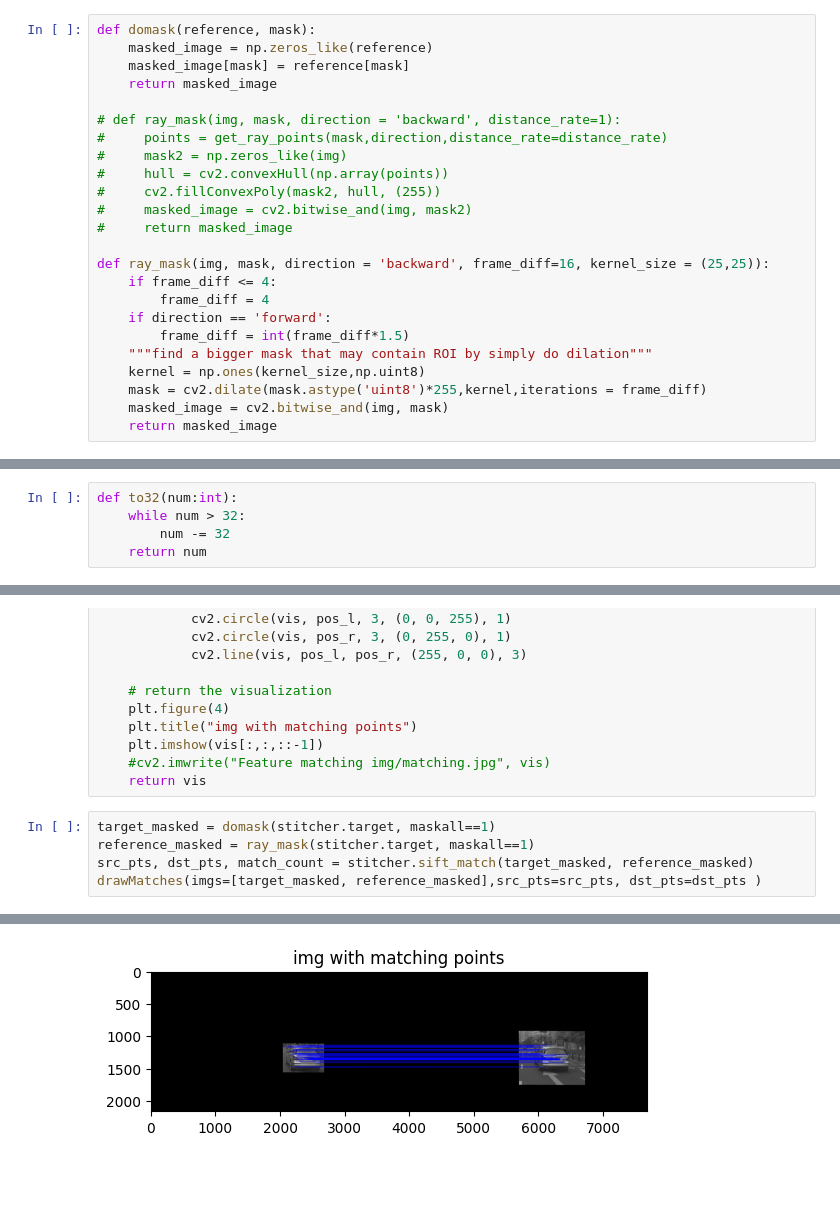
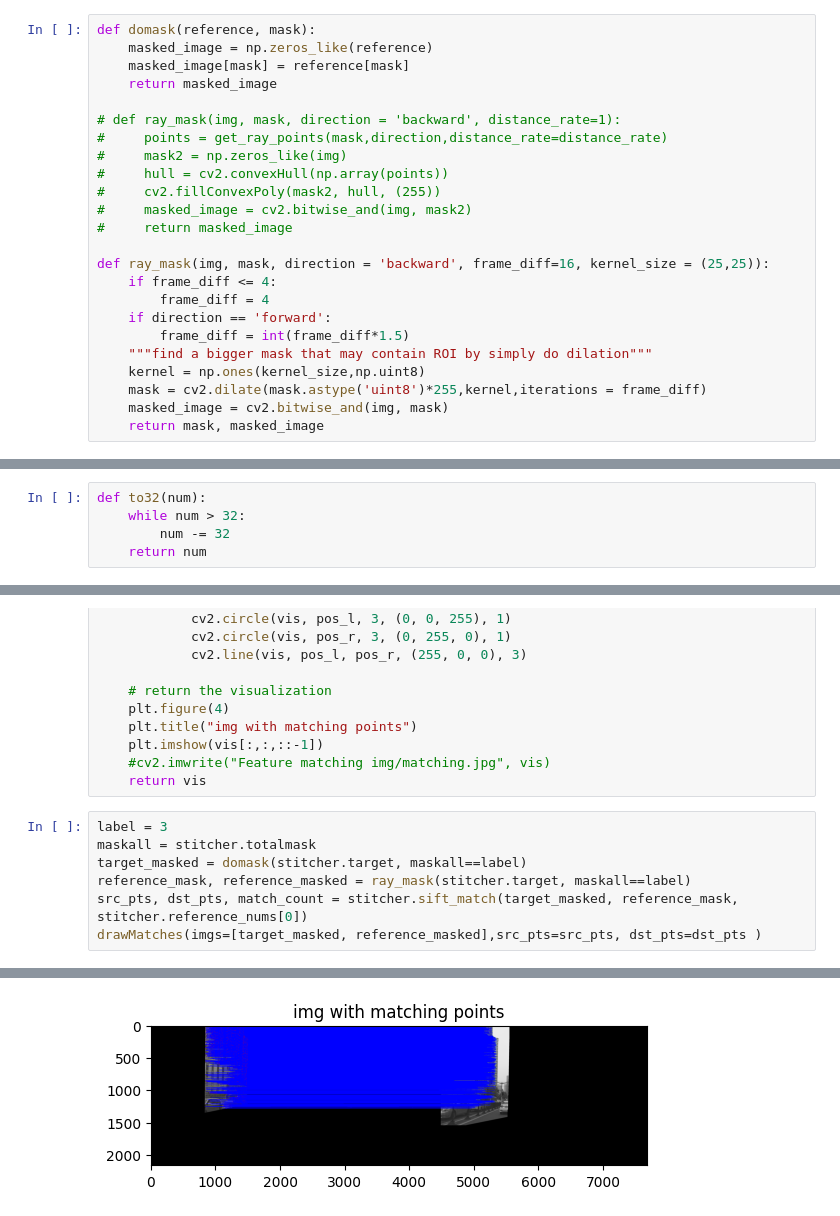
Before and after one commit to maggie1999424/CV, a Jupyter notebook: warping.ipynb, the cells around one changed output, grey strips where cells are left out. Drawn from its saved outputs; the diff is of its cells as text; blank space fills up the shorter version.

```diff
--- a/warping.ipynb
+++ b/warping.ipynb
@@ -261,7 +78,7 @@ def ray_mask(img, mask, direction = 'backward', frame_diff=16, kernel_size = (25
     kernel = np.ones(kernel_size,np.uint8)
     mask = cv2.dilate(mask.astype('uint8')*255,kernel,iterations = frame_diff)
     masked_image = cv2.bitwise_and(img, mask)
-    return masked_image
+    return mask, masked_image
 # %%
 def to_000(number):
     return f"000{str(number)}"[-3:]
@@ -464,7 +272,7 @@ class Stitcher:
             result.append(cv2.warpPerspective(f_dict['reference'], f_dict['H'], ( WIDTH, HEIGHT,), flags = cv2.WARP_INVERSE_MAP))
         return result
 # %%
-def to32(num:int):
+def to32(num):
     while num > 32:
         num -= 32
     return num
@@ -524,26 +336,28 @@ def drawMatches(imgs, src_pts, dst_pts):
     #cv2.imwrite("Feature matching img/matching.jpg", vis)
     return vis
 # %%
-target_masked = domask(stitcher.target, maskall==1)
-reference_masked = ray_mask(stitcher.target, maskall==1)
-src_pts, dst_pts, match_count = stitcher.sift_match(target_masked, reference_masked)
+label = 3
+maskall = stitcher.totalmask
+target_masked = domask(stitcher.target, maskall==label)
+reference_mask, reference_masked = ray_mask(stitcher.target, maskall==label)
+src_pts, dst_pts, match_count = stitcher.sift_match(target_masked, reference_mask, stitcher.reference_nums[0])
 drawMatches(imgs=[target_masked, reference_masked],src_pts=src_pts, dst_pts=dst_pts )
 # %% [output]
 array([[[0, 0, 0],
         [0, 0, 0],
         [0, 0, 0],
         ...,
         [0, 0, 0],
         [0, 0, 0],
         [0, 0, 0]],
 
        [[0, 0, 0],
         [0, 0, 0],
         [0, 0, 0],
         ...,
 ... (33 lines left out)
         ...,
         [0, 0, 0],
         [0, 0, 0],
         [0, 0, 0]]], dtype=uint8)
-[figure, old version]
+[figure, new version]
```
Also changed, not shown: parts of 12 cells of this notebook.
